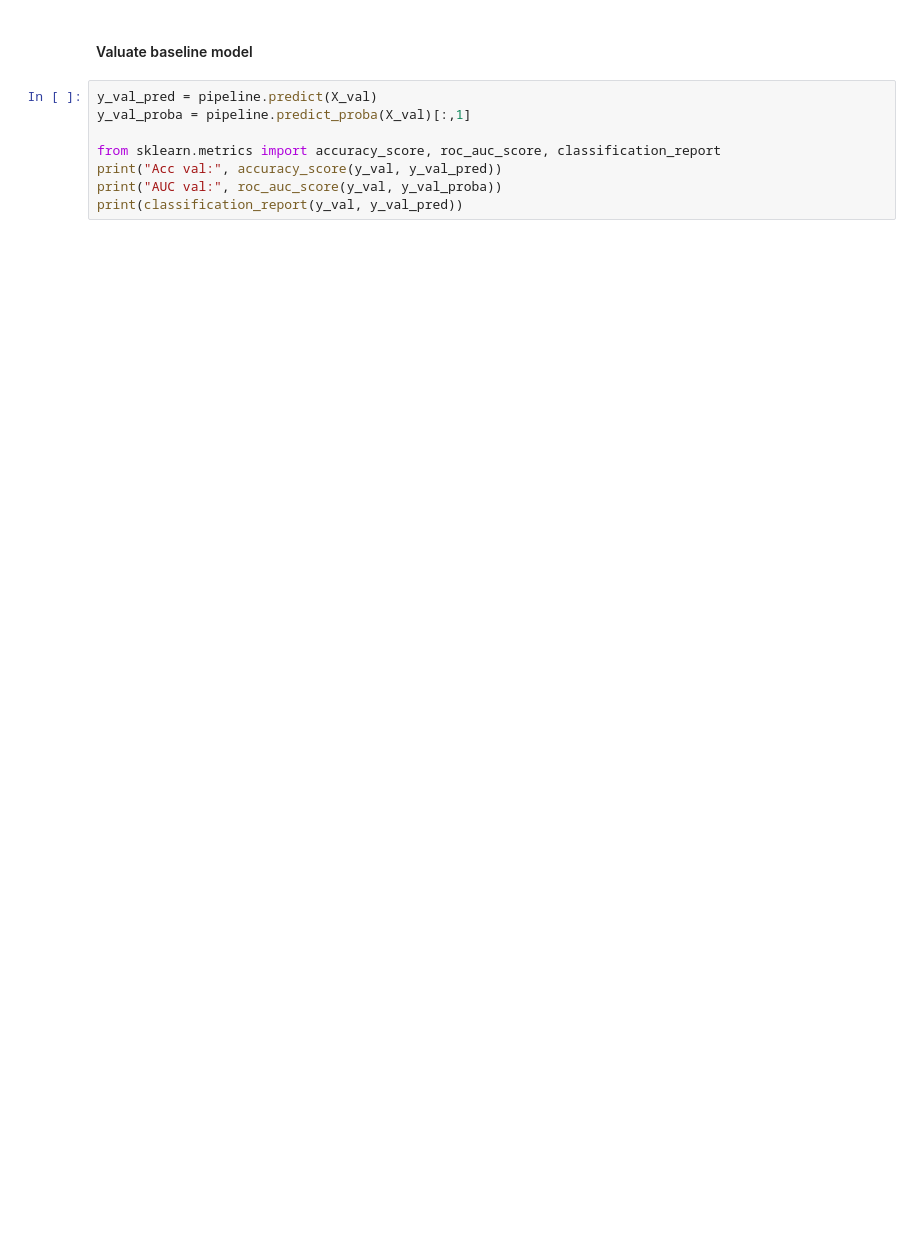
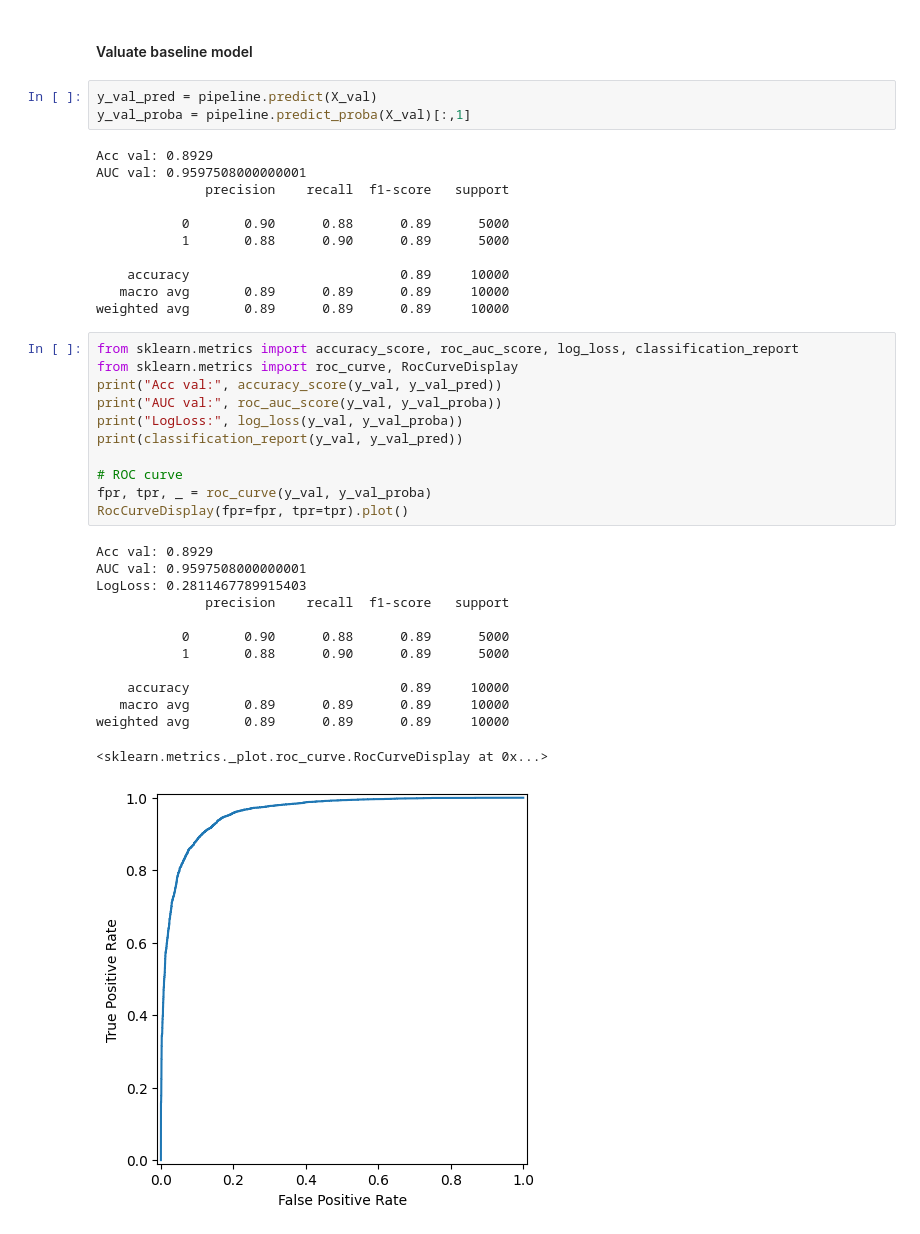
Before and after one commit to CariP03/Uniba_ICon_SentiView, a Jupyter notebook: notebooks/logistic_model_train.ipynb, the cells around one changed output. Cells and saved outputs as stored; diff of their text form; blank space fills up the shorter version.

```diff
--- a/notebooks/logistic_model_train.ipynb
+++ b/notebooks/logistic_model_train.ipynb
@@ -40,8 +57,39 @@ pipeline.fit(X_train, y_train)
 # %%
 y_val_pred = pipeline.predict(X_val)
 y_val_proba = pipeline.predict_proba(X_val)[:,1]
-
-from sklearn.metrics import accuracy_score, roc_auc_score, classification_report
-print("Acc val:", accuracy_score(y_val, y_val_pred))
-print("AUC val:", roc_auc_score(y_val, y_val_proba))
-print(classification_report(y_val, y_val_pred))
+# %% [output]
+Acc val: 0.8929
+AUC val: 0.9597508000000001
+              precision    recall  f1-score   support
+
+           0       0.90      0.88      0.89      5000
+           1       0.88      0.90      0.89      5000
+
+    accuracy                           0.89     10000
+   macro avg       0.89      0.89      0.89     10000
+weighted avg       0.89      0.89      0.89     10000
+# %%
+from sklearn.metrics import accuracy_score, roc_auc_score, log_loss, classification_report
+from sklearn.metrics import roc_curve, RocCurveDisplay
+print("Acc val:", accuracy_score(y_val, y_val_pred))
+print("AUC val:", roc_auc_score(y_val, y_val_proba))
+print("LogLoss:", log_loss(y_val, y_val_proba))
+print(classification_report(y_val, y_val_pred))
+
+# ROC curve
+fpr, tpr, _ = roc_curve(y_val, y_val_proba)
+RocCurveDisplay(fpr=fpr, tpr=tpr).plot()
+# %% [output]
+Acc val: 0.8929
+AUC val: 0.9597508000000001
+LogLoss: 0.2811467789915403
+              precision    recall  f1-score   support
+
+           0       0.90      0.88      0.89      5000
+           1       0.88      0.90      0.89      5000
+
+    accuracy                           0.89     10000
+   macro avg       0.89      0.89      0.89     10000
+weighted avg       0.89      0.89      0.89     10000
+<sklearn.metrics._plot.roc_curve.RocCurveDisplay at 0x...>
+[figure, added]
```
Also changed, not shown: parts of 2 cells of this notebook, 3 other files.
